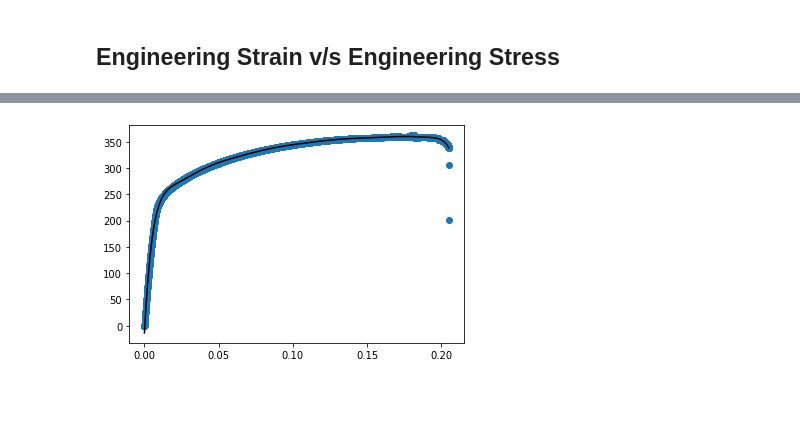
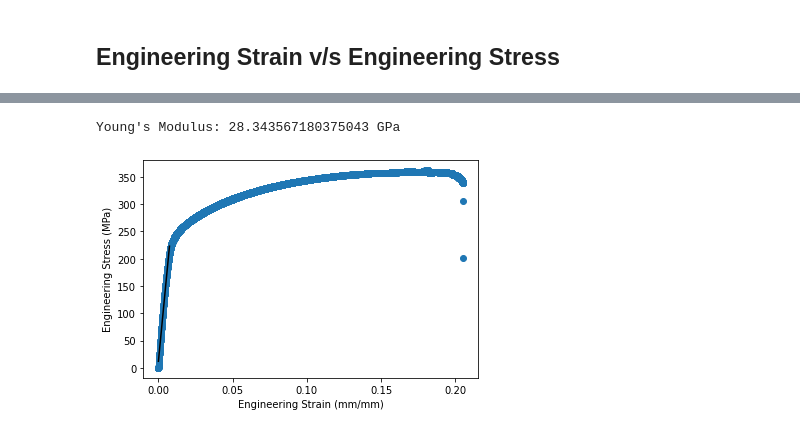
Before and after one commit to algomaster99/meta-btp, a Jupyter notebook: Engineering Stress, Strain -> True Stress, Strain.ipynb, the cells around one changed output, grey strips where cells are left out. Saved outputs shown, nothing was run; the diff lists cells and outputs as text; code cells hidden in the pictures; blank space fills up the shorter version.

```diff
--- a/Engineering Stress, Strain -> True Stress, Strain.ipynb
+++ b/Engineering Stress, Strain -> True Stress, Strain.ipynb
@@ -44,8 +46,15 @@ plt.plot(x,y)
-# %%
-coefs = np.polyfit(x, y, 12)
-plt.figure()
-plt.plot(x, np.polyval(coefs, x), color="black")
-plt.scatter(x,y)
-plt.show()
-# %% [output]
-[figure, removed]
+# %%
+point_until_straight = 698 # point upto which the curve seems straight
+coefs = np.polyfit(x[:point_until_straight], y[:point_until_straight], 1)
+plt.figure()
+y_fit = np.polyval(coefs, x[:point_until_straight])
+a = plt.plot(x[:point_until_straight], y_fit, color='black')
+plt.scatter(x,y)
+plt.xlabel(x_label)
+plt.ylabel(y_label)
+# The line formed is straight so it does not matter which coordinates are taken
+youngs_modulus = (y_fit[100]-y_fit[99])/(x[100]-x[99])
+print(f'Young\'s Modulus: {youngs_modulus/1000} GPa')
+# %% [output]
+Young's Modulus: 28.343567180375043 GPa
+[figure, added]
```
Also changed, not shown: parts of 4 cells of this notebook.
